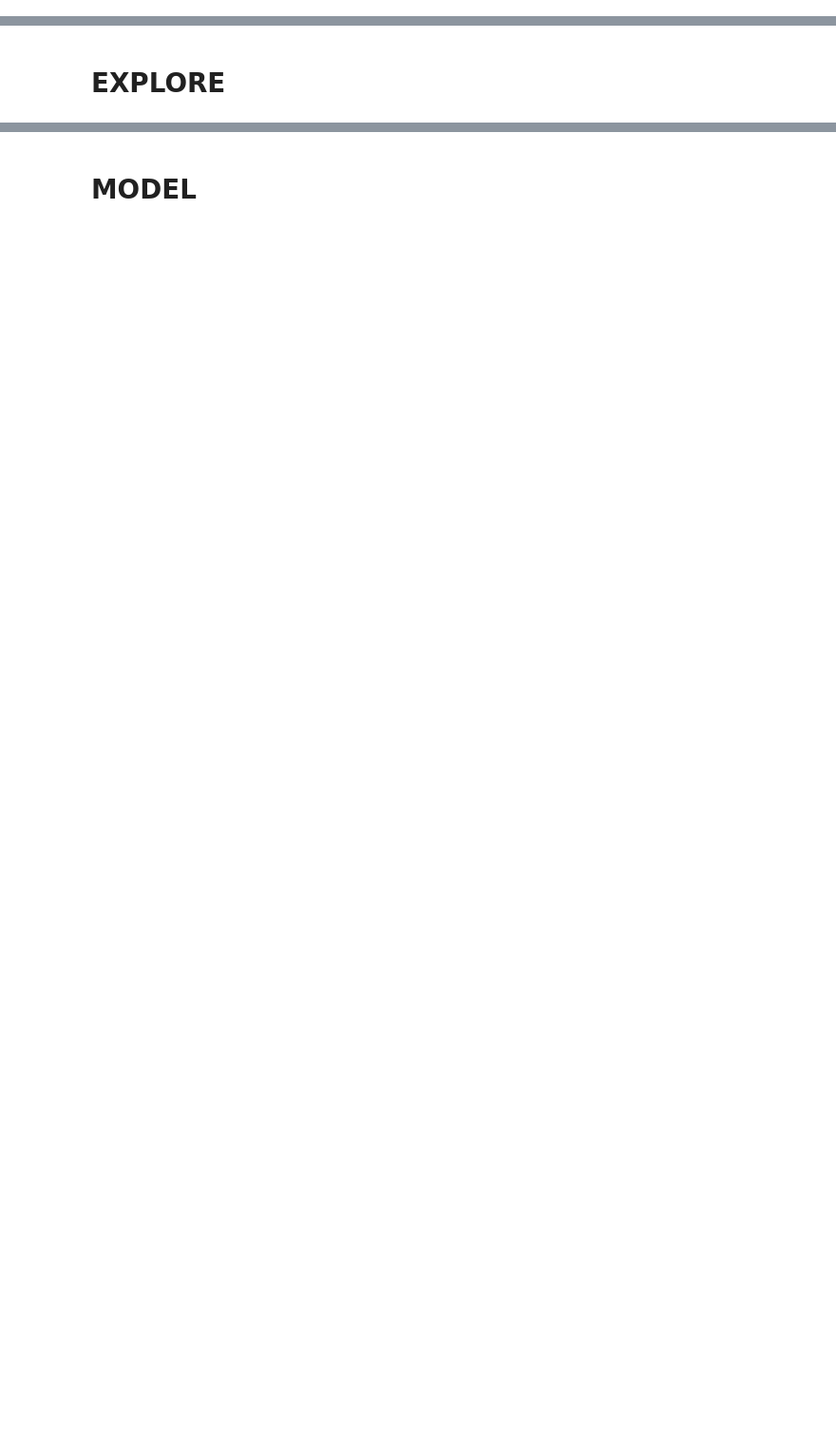
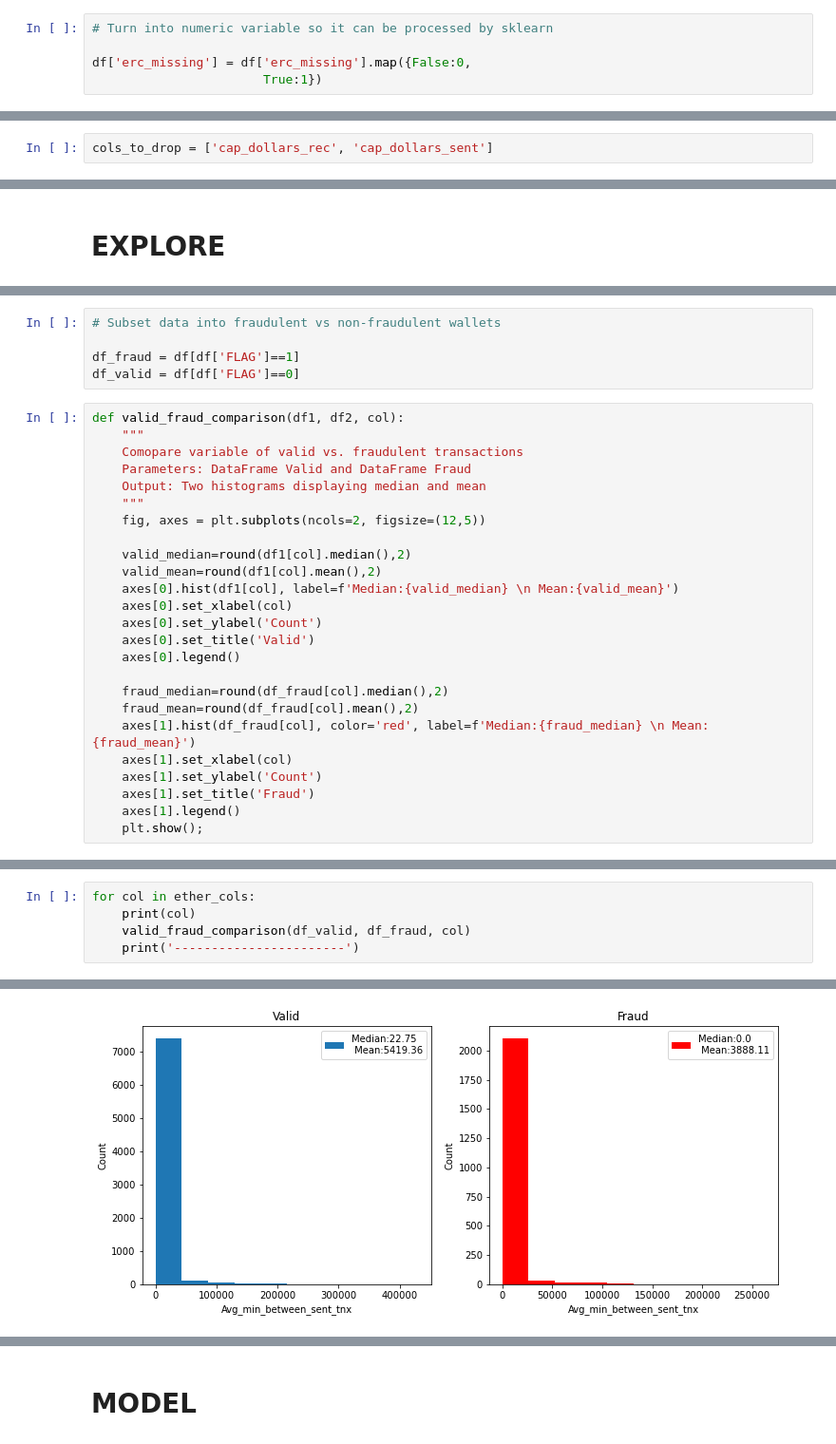
Before and after one commit to kuninethan95/OSEMN, a Jupyter notebook: index_OSEMN.ipynb, the cells around one changed output, grey strips where cells are left out. Shown at 95% size. Saved outputs shown, nothing was run; the diff lists cells and outputs as text; blank space fills up the shorter version.

```diff
--- a/index_OSEMN.ipynb
+++ b/index_OSEMN.ipynb
@@ -375,0 +408,5 @@ dtype: int64
+# %%
+# Turn into numeric variable so it can be processed by sklearn
+
+df['erc_missing'] = df['erc_missing'].map({False:0,
+                       True:1})
@@ -794,3 +843,5 @@ cols_to_drop = ['Number_of_Created_Contracts', 'min_value_sent_to_contract', 'ma
+# %%
+cols_to_drop = ['cap_dollars_rec', 'cap_dollars_sent']
 # %% [markdown]
 The model is focused on identifying fraudulent transaction, not engaging in fraudulent smart contracts. For that reason, I am choosing to exclude smart contracts from the analysis
 
@@ -817,0 +926,30 @@ df
+# %%
+# Subset data into fraudulent vs non-fraudulent wallets
+
+df_fraud = df[df['FLAG']==1]
+df_valid = df[df['FLAG']==0]
+# %%
+def valid_fraud_comparison(df1, df2, col):
+    """
+    Comopare variable of valid vs. fraudulent transactions
+    Parameters: DataFrame Valid and DataFrame Fraud
+    Output: Two histograms displaying median and mean
+    """
+    fig, axes = plt.subplots(ncols=2, figsize=(12,5))
+
+    valid_median=round(df1[col].median(),2)
+    valid_mean=round(df1[col].mean(),2)
+    axes[0].hist(df1[col], label=f'Median:{valid_median} \n Mean:{valid_mean}')
+    axes[0].set_xlabel(col)
+    axes[0].set_ylabel('Count')
+    axes[0].set_title('Valid')
+    axes[0].legend()
+
+    fraud_median=round(df_fraud[col].median(),2)
+    fraud_mean=round(df_fraud[col].mean(),2)
+    axes[1].hist(df_fraud[col], color='red', label=f'Median:{fraud_median} \n Mean:{fraud_mean}')
+    axes[1].set_xlabel(col)
+    axes[1].set_ylabel('Count')
+    axes[1].set_title('Fraud')
+    axes[1].legend()
+    plt.show();
@@ -817,0 +958,6 @@ df
+# %%
+for col in ether_cols:
+    print(col)
+    valid_fraud_comparison(df_valid, df_fraud, col)
+    print('-----------------------')
+# %% [output]
@@ -817,0 +965 @@ df
+[figure, added]
```
Also changed, not shown: parts of 52 cells of this notebook.
